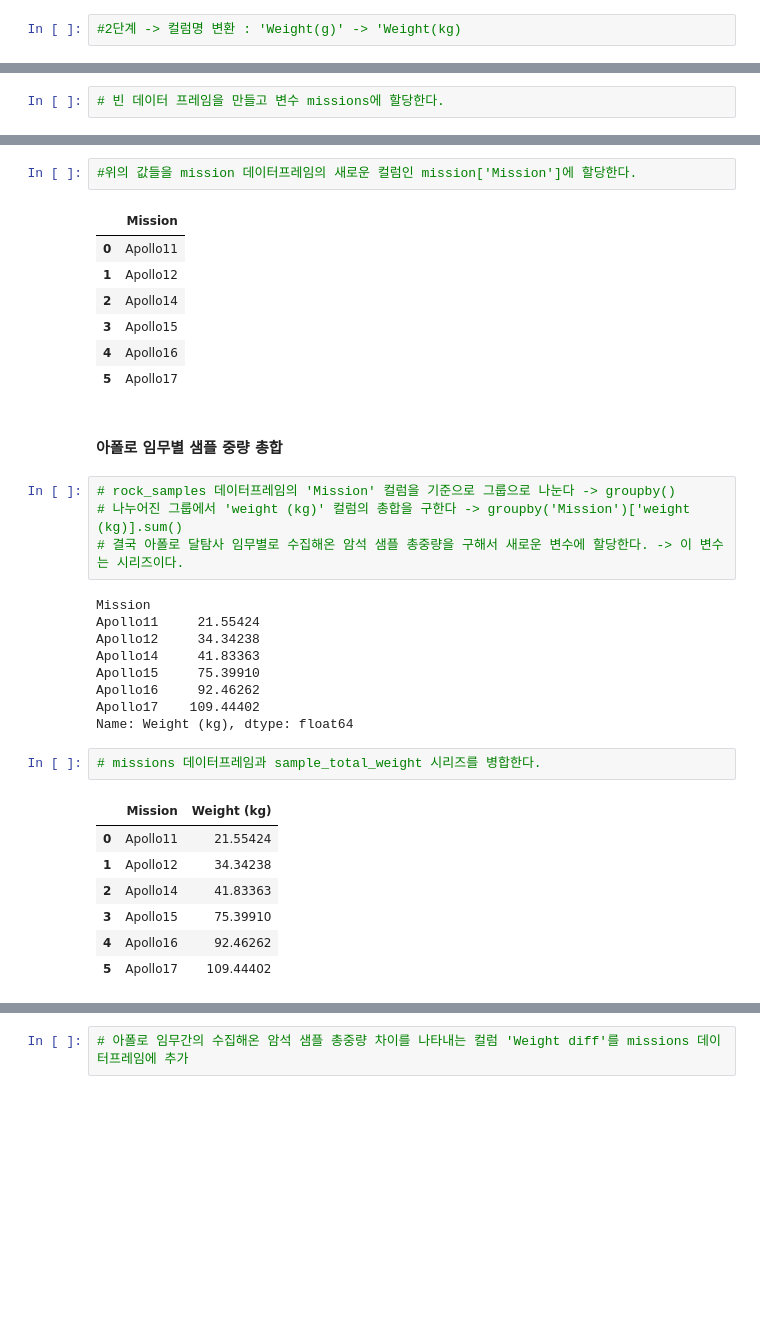
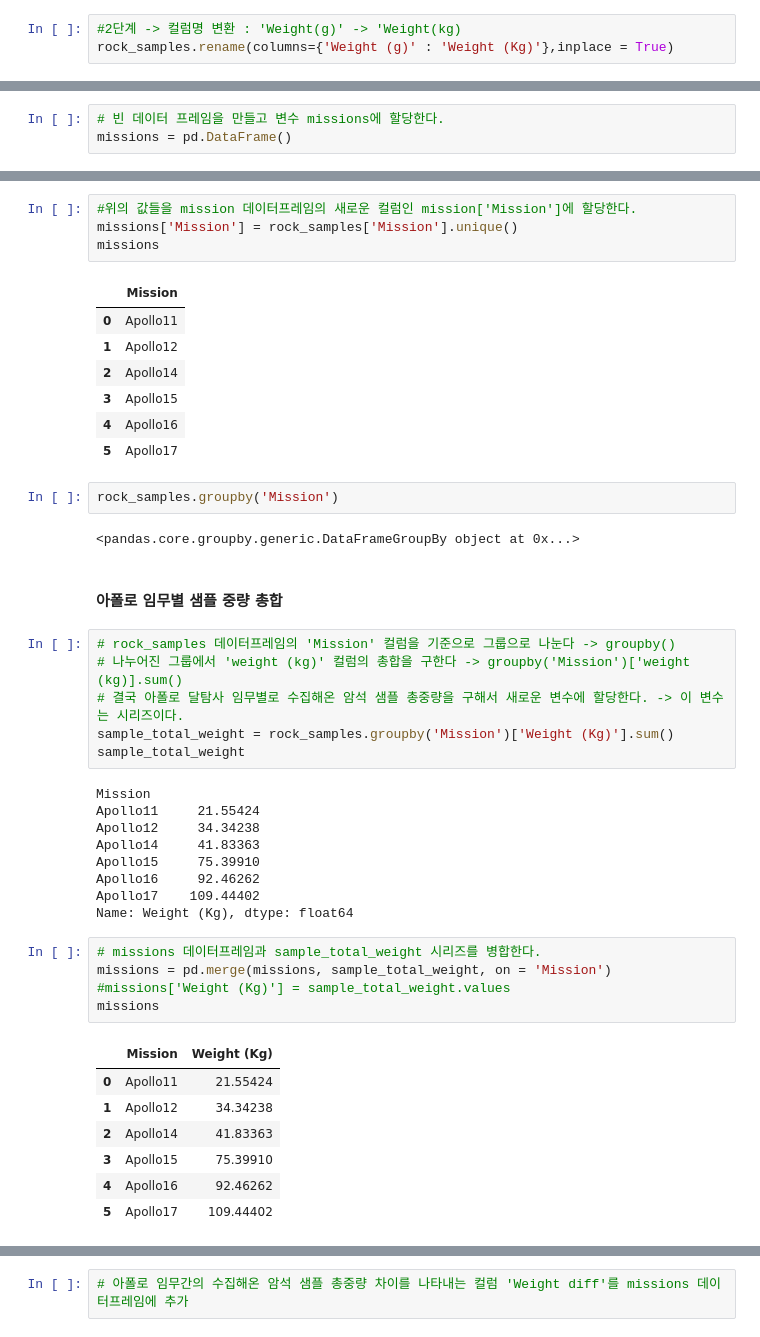
Before and after one commit to hongwon1031/testRepo, a Jupyter notebook: 12/OverTheMoon_달탐사.ipynb, the cells around one changed output, grey strips where cells are left out. Cells and saved outputs as stored; diff of their text form; blank space fills up the shorter version.

```diff
--- a/12/OverTheMoon_달탐사.ipynb
+++ b/12/OverTheMoon_달탐사.ipynb
@@ -188,3 +199,4 @@ rock_samples.head()
 | 4 | 10005 | Apollo11 | Core | Unsieved | 0.0534 | 40.31 |
 # %%
 #2단계 -> 컬럼명 변환 : 'Weight(g)' -> 'Weight(kg)
+rock_samples.rename(columns={'Weight (g)' : 'Weight (Kg)'},inplace = True)
@@ -200,2 +230,3 @@ rock_samples.head()
 # %%
 # 빈 데이터 프레임을 만들고 변수 missions에 할당한다.
+missions = pd.DataFrame()
@@ -212,6 +242,8 @@ array(['Apollo11', 'Apollo12', 'Apollo14', 'Apollo15', 'Apollo16',
        'Apollo17'], dtype=object)
 # %%
 #위의 값들을 mission 데이터프레임의 새로운 컬럼인 mission['Mission']에 할당한다.
+missions['Mission'] = rock_samples['Mission'].unique()
+missions
 # %% [output]
 |  | Mission |
 | 0 | Apollo11 |
@@ -220,12 +252,18 @@ array(['Apollo11', 'Apollo12', 'Apollo14', 'Apollo15', 'Apollo16',
 | 3 | Apollo15 |
 | 4 | Apollo16 |
 | 5 | Apollo17 |
+# %%
+rock_samples.groupby('Mission')
+# %% [output]
+<pandas.core.groupby.generic.DataFrameGroupBy object at 0x...>
 # %% [markdown]
 #### 아폴로 임무별 샘플 중량 총합
 # %%
 # rock_samples 데이터프레임의 'Mission' 컬럼을 기준으로 그룹으로 나눈다 -> groupby()
 # 나누어진 그룹에서 'weight (kg)' 컬럼의 총합을 구한다 -> groupby('Mission')['weight (kg)].sum()
 # 결국 아폴로 달탐사 임무별로 수집해온 암석 샘플 총중량을 구해서 새로운 변수에 할당한다. -> 이 변수는 시리즈이다.
+sample_total_weight = rock_samples.groupby('Mission')['Weight (Kg)'].sum()
+sample_total_weight
 # %% [output]
 Mission
 Apollo11     21.55424
@@ -234,11 +272,14 @@ Apollo14     41.83363
 Apollo15     75.39910
 Apollo16     92.46262
 Apollo17    109.44402
-Name: Weight (kg), dtype: float64
+Name: Weight (Kg), dtype: float64
 # %%
 # missions 데이터프레임과 sample_total_weight 시리즈를 병합한다.
+missions = pd.merge(missions, sample_total_weight, on = 'Mission')
+#missions['Weight (Kg)'] = sample_total_weight.values
+missions
 # %% [output]
-|  | Mission | Weight (kg) |
+|  | Mission | Weight (Kg) |
 | 0 | Apollo11 | 21.55424 |
 | 1 | Apollo12 | 34.34238 |
 | 2 | Apollo14 | 41.83363 |
```
Also changed, not shown: parts of 17 cells of this notebook.
